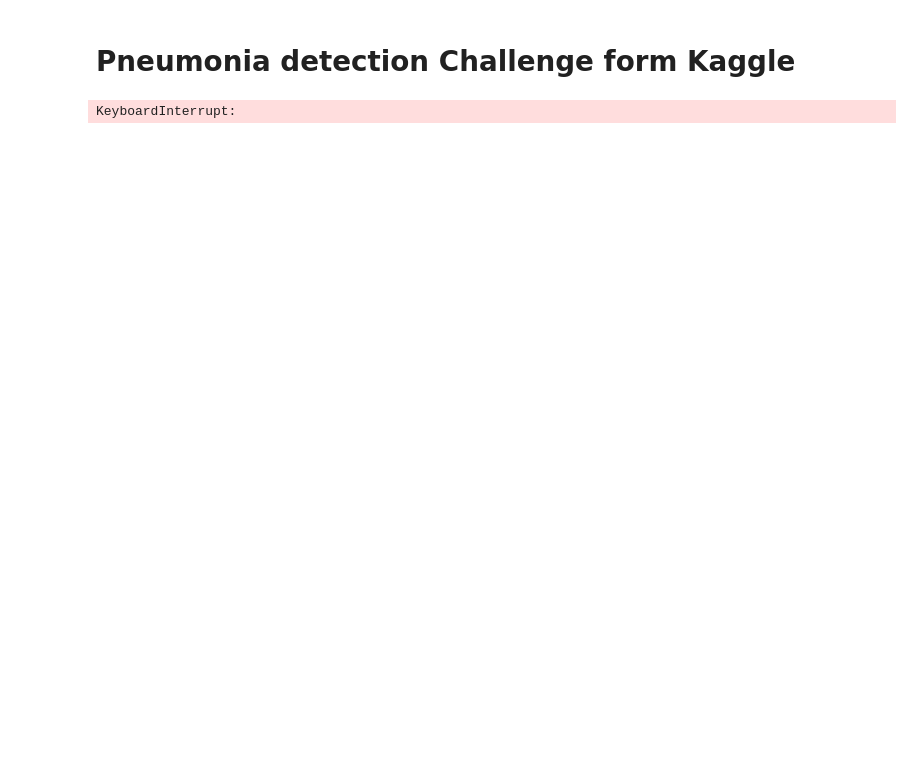
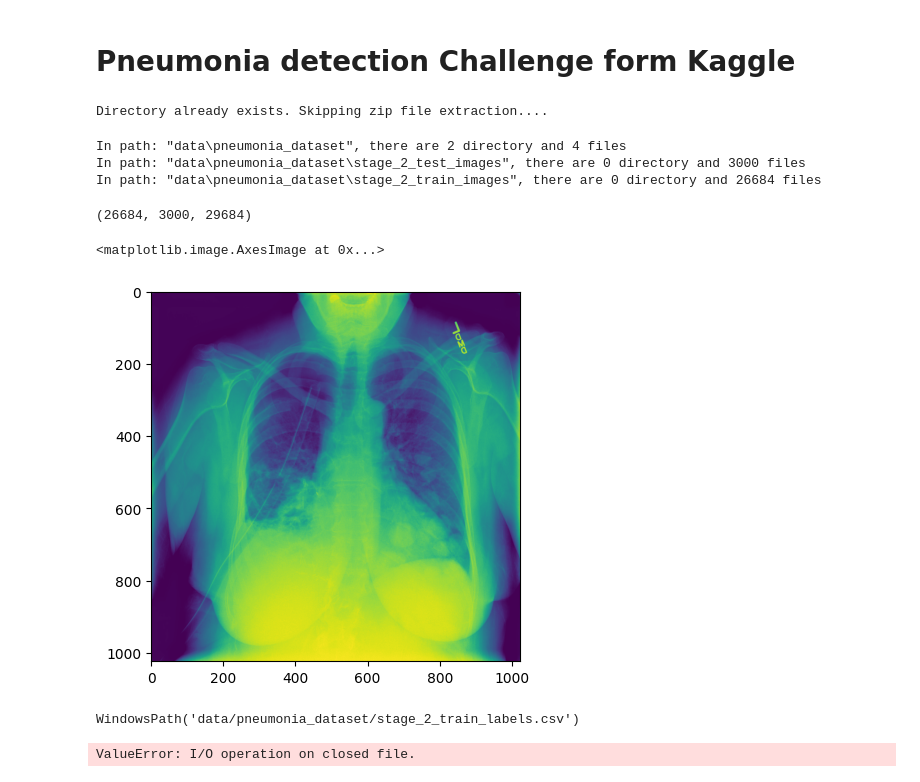
Before and after one commit to kmsmeng/ML_Projects, a Jupyter notebook: Medical_Image_Classification/pneumonia_detection_challenge.ipynb, the cells around one changed output. Saved outputs shown, nothing was run; the diff lists cells and outputs as text; code cells hidden in the pictures; blank space fills up the shorter version.

Commit message:
detection challenge

```diff
--- a/Medical_Image_Classification/pneumonia_detection_challenge.ipynb
+++ b/Medical_Image_Classification/pneumonia_detection_challenge.ipynb
@@ -10,7 +11,51 @@ from pathlib import Path
 data_path = Path('data')
 data_file = data_path/'pneumonia_dataset'
 
-with zipfile.ZipFile(data_path/'pneumonia-challenge-dataset-original_2018.zip', 'r') as zip_ref:
-    zip_ref.extractall()
+if data_file.is_dir():
+    print('Directory already exists. Skipping zip file extraction....')
+else:
+    with zipfile.ZipFile(data_path/'rsna-pneumonia-detection-challenge.zip', 'r') as zip_ref:
+        zip_ref.extractall(data_file)
 # %% [output]
-KeyboardInterrupt:
+Directory already exists. Skipping zip file extraction....
+# %%
+import os
+
+for path, directory, files in os.walk(data_file):
+    print(f'In path: "{path}", there are {len(directory)} directory and {len(files)} files')
+# %% [output]
+In path: "data\pneumonia_dataset", there are 2 directory and 4 files
+In path: "data\pneumonia_dataset\stage_2_test_images", there are 0 directory and 3000 files
+In path: "data\pneumonia_dataset\stage_2_train_images", there are 0 directory and 26684 files
+# %%
+train_images_path = list(data_file.glob('stage_2_train_images/*.dcm'))
+test_images_path = list(data_file.glob('stage_2_test_images/*.dcm'))
+all_images_path = list(data_file.glob('*/*.dcm'))
+# %%
+len(train_images_path), len(test_images_path), len(all_images_path)
+# %% [output]
+(26684, 3000, 29684)
+# %%
+import pydicom
+
+image = pydicom.dcmread(train_images_path[0])
+image_pixel = image.pixel_array
+plt.imshow(image_pixel)
+# %% [output]
+<matplotlib.image.AxesImage at 0x...>
+[figure, added]
+# %%
+train_labels_file = data_file/'stage_2_train_labels.csv'
+train_labels_file
+
+# import csv
+
+# with open(train_labels_file, encoding='utf-8') as csvfile:
+#     csv_reader = csv.reader(csvfile)
+# %% [output]
+WindowsPath('data/pneumonia_dataset/stage_2_train_labels.csv')
+# %%
+for row in csv_reader:
+    print(row)
+# %% [output]
+ValueError: I/O operation on closed file.
```
Also changed, not shown: parts of 2 cells of this notebook.
